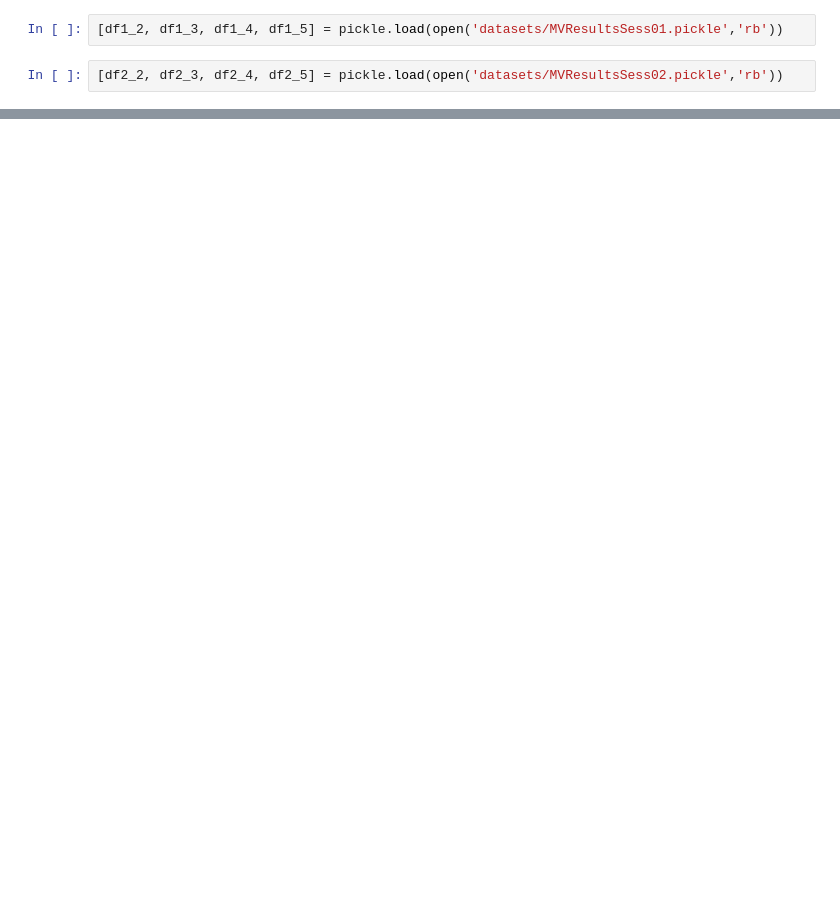
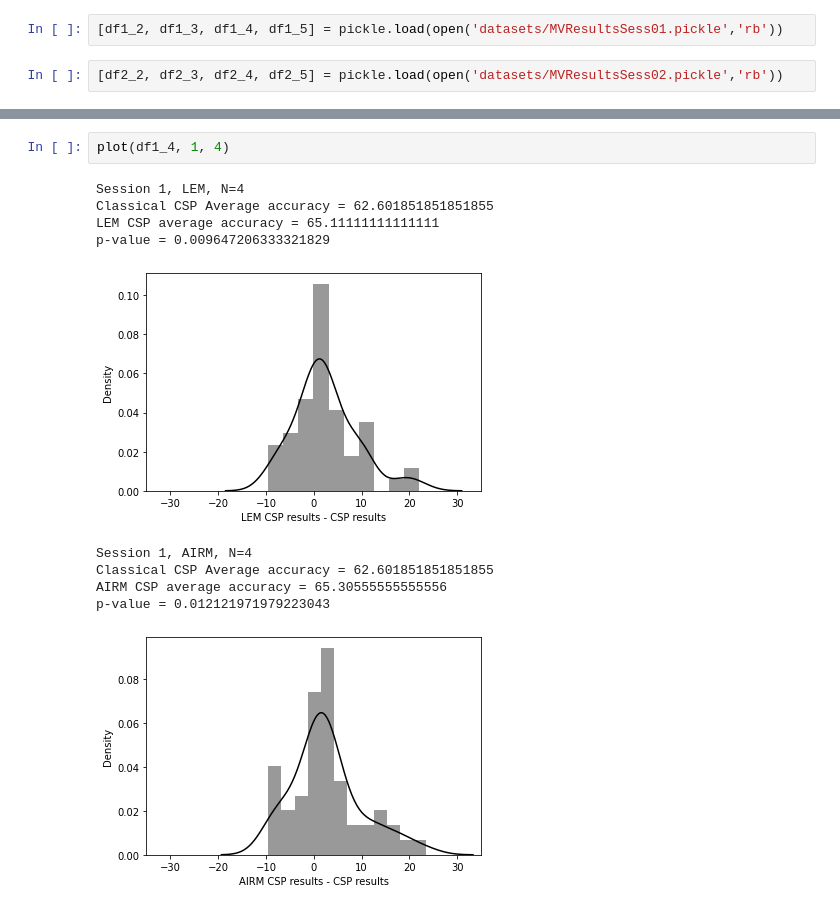
Before and after one commit to Yassawe/BCI-paper, a Jupyter notebook: visualization.ipynb, the cells around one changed output, grey strips where cells are left out. Saved outputs shown, nothing was run; the diff lists cells and outputs as text; blank space fills up the shorter version.

```diff
--- a/visualization.ipynb
+++ b/visualization.ipynb
@@ -46,0 +71,13 @@ sns.distplot(diff, kde=True)
+# %%
+plot(df1_4, 1, 4)
+# %% [output]
+Session 1, LEM, N=4
+Classical CSP Average accuracy = 62.601851851851855
+LEM CSP average accuracy = 65.11111111111111
+p-value = 0.009647206333321829
+[figure, added]
+Session 1, AIRM, N=4
+Classical CSP Average accuracy = 62.601851851851855
+AIRM CSP average accuracy = 65.30555555555556
+p-value = 0.012121971979223043
+[figure, added]
```
Also changed, not shown: parts of 16 cells of this notebook.
